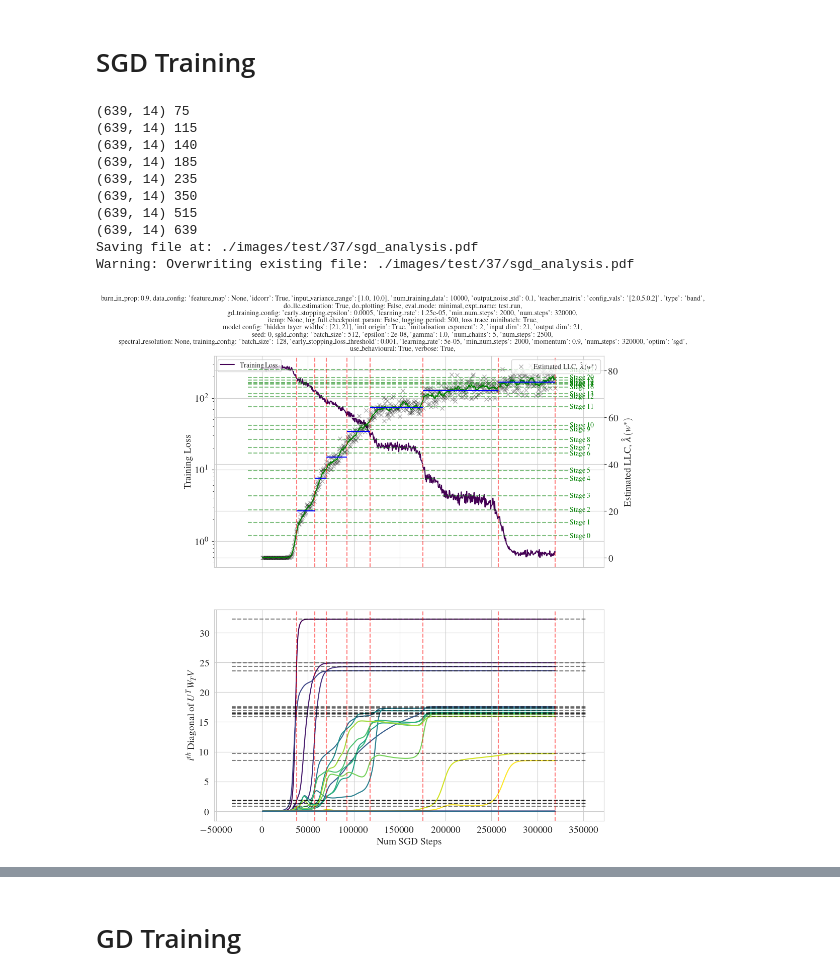
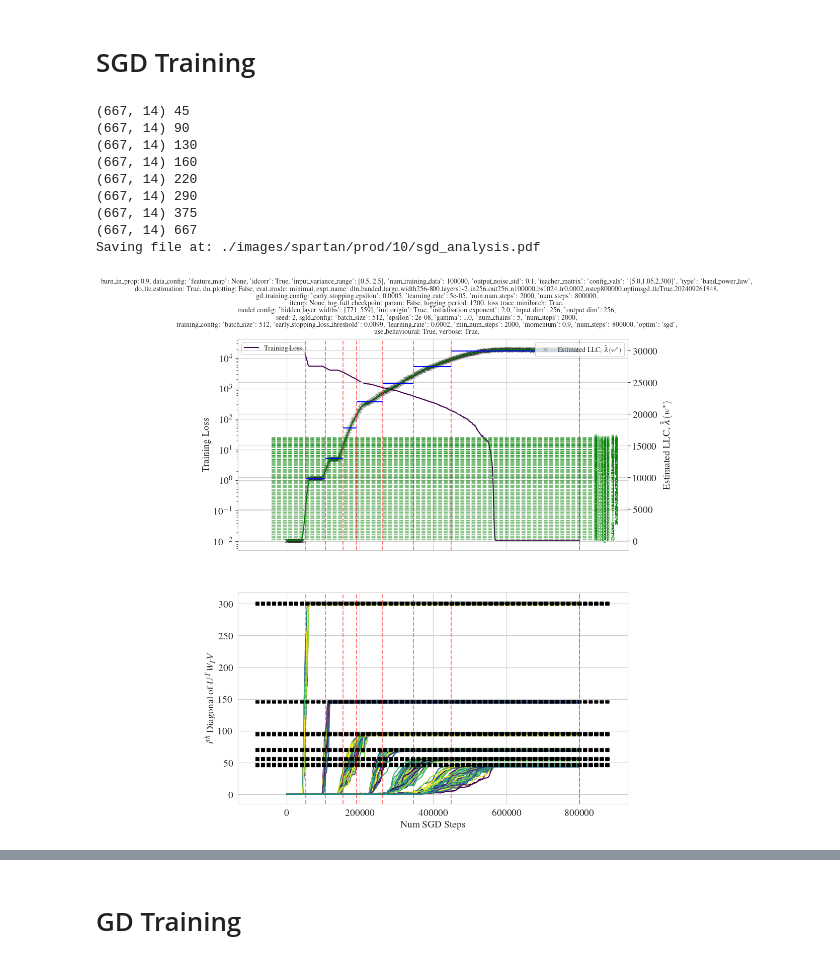
Before and after one commit to edmundlth/neural_network_stagewise_learning, a Jupyter notebook: plot_dln_stagewise_learning.ipynb, the cells around one changed output, grey strips where cells are left out. Drawn from its saved outputs; the diff is of its cells as text; code cells hidden in the pictures.

```diff
--- a/plot_dln_stagewise_learning.ipynb
+++ b/plot_dln_stagewise_learning.ipynb
@@ -259,20 +264,33 @@ Data shape: (126, 11)
 # _ID = 34 # band, dim=21, num_chains=5, num_steps=500, epsilon=5e-8, num_steps=350k, init=-0.5
 # _ID = 35 # band, dim=21, num_chains=5, num_steps=500, epsilon=5e-8, num_steps=350k, init=0.5
 # _ID = 36 # band, dim=21, num_chains=5, num_steps=1500, epsilon=2e-8, num_steps=350k, init=2, (band, 2.0, 5.0, 2)
-_ID = 37 # band, dim=21, num_chains=5, num_steps=2500, epsilon=2e-8, num_steps=320k, init=2, (band, 2.0, 5.0, 2)
+# _ID = 37 # band, dim=21, num_chains=5, num_steps=2500, epsilon=2e-8, num_steps=320k, init=2, (band, 2.0, 5.0, 2)
 # _ID = 38 # band, dim=21, num_chains=5, num_steps=3500, epsilon=2e-8, num_steps=320k, init=2, (band, 2.0, 5.0, 2), log_checkpoint_params=True, logging_period=800
 # _ID = 42 # band, dim=21, num_chains=8, num_steps=5000, epsilon=2e-8, num_steps=320k, init=2, (band, 2.0, 5.0, 2), log_checkpoint_params=False, logging_period=500
-# _ID = 41 # band, dim=21, num_chains=5, num_steps=3000, epsilon=2e-8, num_steps=600k, init=2.5, (band, 2.0, 5.0, 2), log_checkpoint_params=False, logging_period=1000
+# _ID = 41 # band, dim=21, num_chains=5, num_steps=3000, epsilon=2e-8, num_steps=600k, init=2.5, (band, 2.0, 5.0, 2), log_checkpoint_params=False, logging_period=1000, hidden_layers=[21,21]
+# _ID = 47 # band, dim=21, num_chains=5, num_steps=3000, epsilon=2e-8, num_steps=800k, init=2., (band, 2.0, 5.0, 2), log_checkpoint_params=False, logging_period=1200, hidden_layers=[21,21,21]
+# _ID = 48 # band, dim=21, num_chains=5, num_steps=3000, epsilon=2e-8, num_steps=800k, init=2., (band, 1.0, 10.0, 2), log_checkpoint_params=False, logging_period=1200, hidden_layers=[21,21]
+_ID = 49 # band, dim=21, num_chains=5, num_steps=3000, epsilon=2e-8, num_steps=1M, init=2., (band, 1.0, 10.0, 2), log_checkpoint_params=False, logging_period=1200, hidden_layers=[21,21,21]
 
 
+# _ID = 50 # diag, dim=5, num_chains=5, num_steps=2000, epsilon=2e-8, num_steps=100k, init=2., (diag, 50, 10), log_checkpoint_params=False, logging_period=200, model=[5, 5, 5, 5]
+# _ID = 51 # diag, dim=5, num_chains=5, num_steps=4000, epsilon=1e-8, num_steps=100k, init=1.5, (diag, 50, 10), log_checkpoint_params=False, logging_period=500, model=[5, 20, 20, 5]
 
-DATA_DIR = f"./outputs/test/{_ID}/"
-IMAGEDIR = f"./images/test/{_ID}/"
 
-# DATA_DIR = (
-#     "./spartan_outputs/"
-#     "dln_stagewise_learning/prod/dln_small_width8-15_layers1-5_in8_out8_n100000_bs512_lr1e-05_nstep500000_optimsgd_202409181118/11/"
-# )
+# DATA_DIR = f"./outputs/test/{_ID}/"
+# IMAGEDIR = f"./images/test/{_ID}/"
+
+
+_ID = 10
+DATA_DIR = (
+    "./spartan_outputs/"
+    # "dln_stagewise_learning/prod/dln_small_width8-15_layers1-5_in8_out8_n100000_bs512_lr1e-05_nstep500000_optimsgd_202409181118/11/"
+    # f"dln_stagewise_learning/prod/dln_banded_large_width256-300_layers1-3_in256_out256_n100000_bs512_lr0.0001_nstep500000_optimsgd_llcTrue_202409250017/{_ID}/"
+    # f"dln_stagewise_learning/prod/dln_banded_large_width256-300_layers1-2_in256_out256_n100000_bs1024_lr0.0001_nstep500000_optimsgd_llcTrue_202409251353/{_ID}/"
+    # f"dln_stagewise_learning/prod/dln_banded_large_width256-800_layers2-4_in256_out256_n100000_bs1024_lr0.0002_nstep800000_optimsgd_llcTrue_202409252145/{_ID}/"
+    f"dln_stagewise_learning/failed/dln_banded_large_width256-800_layers1-2_in256_out256_n100000_bs1024_lr0.0002_nstep800000_optimsgd_llcTrue_202409261848/{_ID}/"
+)
+IMAGEDIR = f"./images/spartan/prod/{_ID}/"
 
 
 def _read_json_file(filepath):
@@ -300,6 +318,7 @@ def extract_directory(dir_path):
     return expt_config, expt_info, expt_properties, df_sgd, df_gd, stagewise_dfs
 
 expt_config, expt_info, expt_properties, df_sgd, df_gd, stagewise_dfs = extract_directory(DATA_DIR)
+# df_sgd = df_sgd[df_sgd["t"] < 300000]
 
 do_llc_estimation = expt_config["do_llc_estimation"]
 input_dim = expt_config["model_config"]["input_dim"]
@@ -352,7 +368,7 @@ Data shape: (5027, 27)
 # %%
 df = df_sgd
 # df = df[df["t"] < 350000]
-df = df[df["t"] > 100]
+# df = df[df["t"] > 100]
 
 num_plots = 2
 if eval_mode == "full":
@@ -436,44 +452,43 @@ if eval_mode == "full":
 
     ax = axes[3]
     for i in range(input_output_correlation_matrix.shape[0]):
         for j in range(input_output_correlation_matrix.shape[1]):
             if i == j: continue # only plot the off diagonal elements
             yvals = df["potential_matrix"].apply(lambda x: np.array(x)[i, j]**2)
             ax.plot(df["t"], yvals, label=f"({i}, {j})")
     ax.set_ylabel("$h_{i \\neq j}(w_t)^2$")
     ax.set_title("Off diagonal $h_{i \\neq j}(w_t)^2$")
     ax.set_yscale("log")
     # ax.legend()
 
 
 
 for i, ax in enumerate(axes):
     if i == len(axes) - 1:
         ax.set_xlabel("Num SGD Steps")
     # ax.set_yscale("log")
     # ax.set_xscale("log")
 
 
 suptitle = ""
 for k, v in expt_config.items():
     suptitle += f"{k}: {v}, "
     if len(suptitle.split("\n")[-1]) > 80:
         suptitle += "\n"
 fig.suptitle(suptitle, fontsize=10)
 
 savefig_fn(fig, "sgd_analysis.pdf")
 # %% [output]
-(639, 14) 75
-(639, 14) 115
-(639, 14) 140
-(639, 14) 185
-(639, 14) 235
-(639, 14) 350
-(639, 14) 515
-(639, 14) 639
-Saving file at: ./images/test/37/sgd_analysis.pdf
-Warning: Overwriting existing file: ./images/test/37/sgd_analysis.pdf
+(667, 14) 45
+(667, 14) 90
+(667, 14) 130
+(667, 14) 160
+(667, 14) 220
+(667, 14) 290
+(667, 14) 375
+(667, 14) 667
+Saving file at: ./images/spartan/prod/10/sgd_analysis.pdf
-[figure, old version]
+[figure, new version]
 # %%
 
 import ast
```
Also changed, not shown: parts of 16 cells of this notebook, 4 other files.
